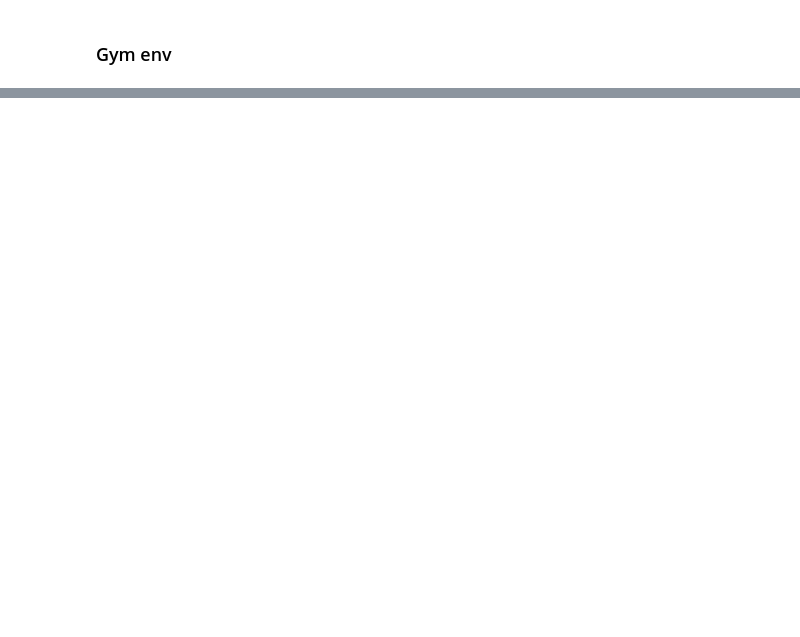
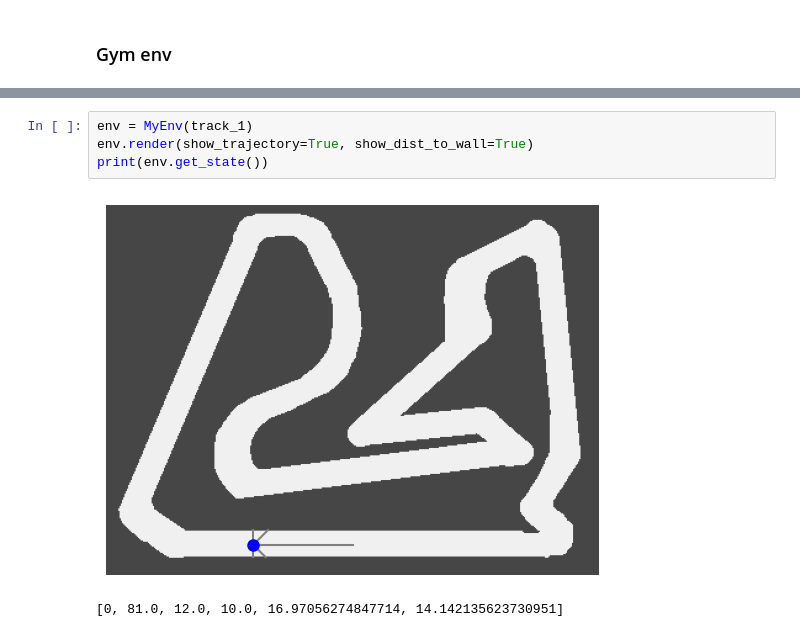
Before and after one commit to GeckSpy/EP-trajectory-optimisation, a Jupyter notebook: Environment/env_04.ipynb, the cells around one changed output, grey strips where cells are left out. Cells and saved outputs as stored; diff of their text form; blank space fills up the shorter version.

```diff
--- a/Environment/env_04.ipynb
+++ b/Environment/env_04.ipynb
@@ -413,4 +419,11 @@ class MyEnv(Env):
         if rd.random() <= p_turn:
             action[1] = ((-1)**(rd.randint(0,1))) * rd.randint(-self.max_turn, self.max_turn)
         return action
+# %%
+env = MyEnv(track_1)
+env.render(show_trajectory=True, show_dist_to_wall=True)
+print(env.get_state())
+# %% [output]
+[figure, added]
+[0, 81.0, 12.0, 10.0, 16.97056274847714, 14.142135623730951]
 # %%
```
Also changed, not shown: parts of 6 cells of this notebook.
